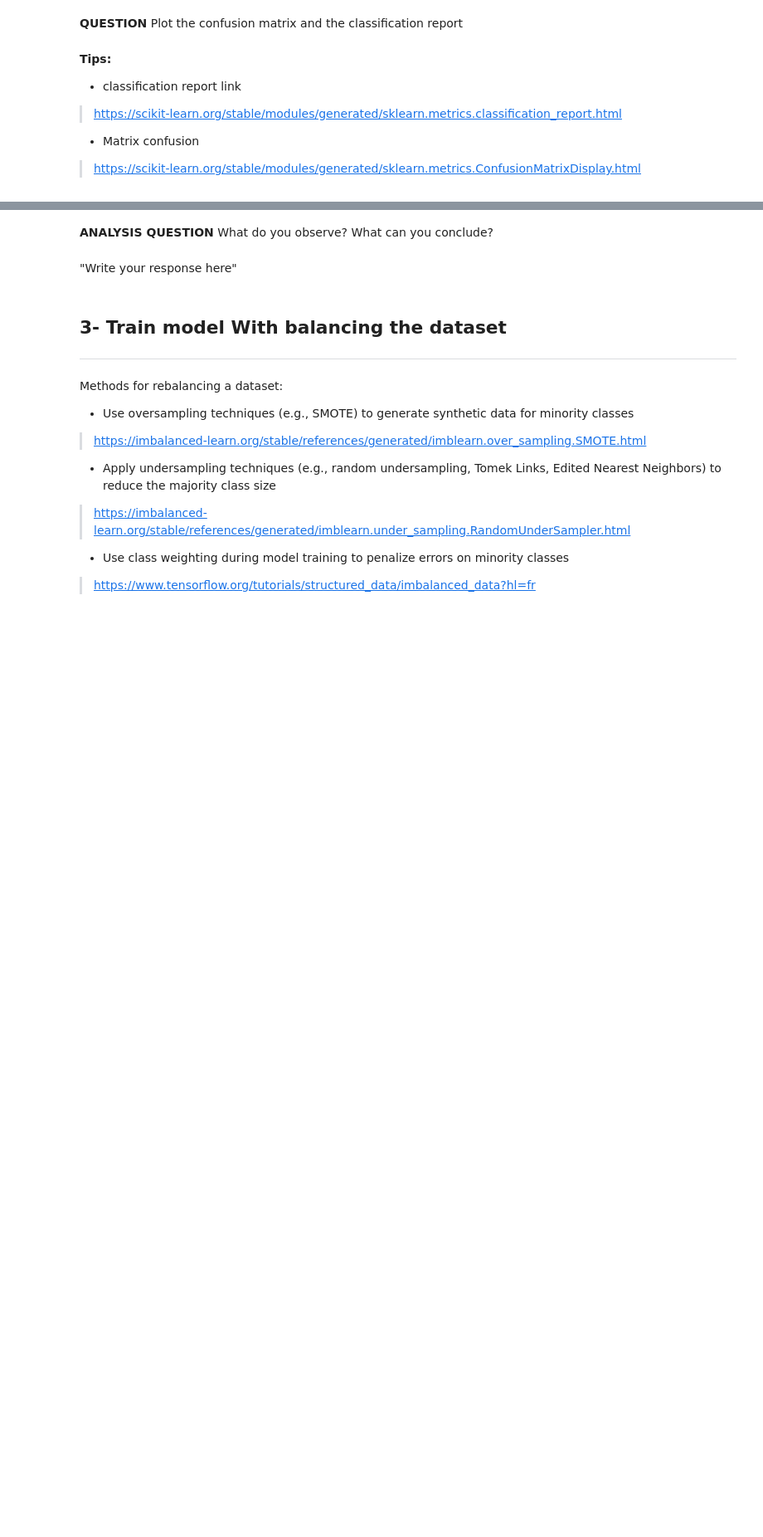
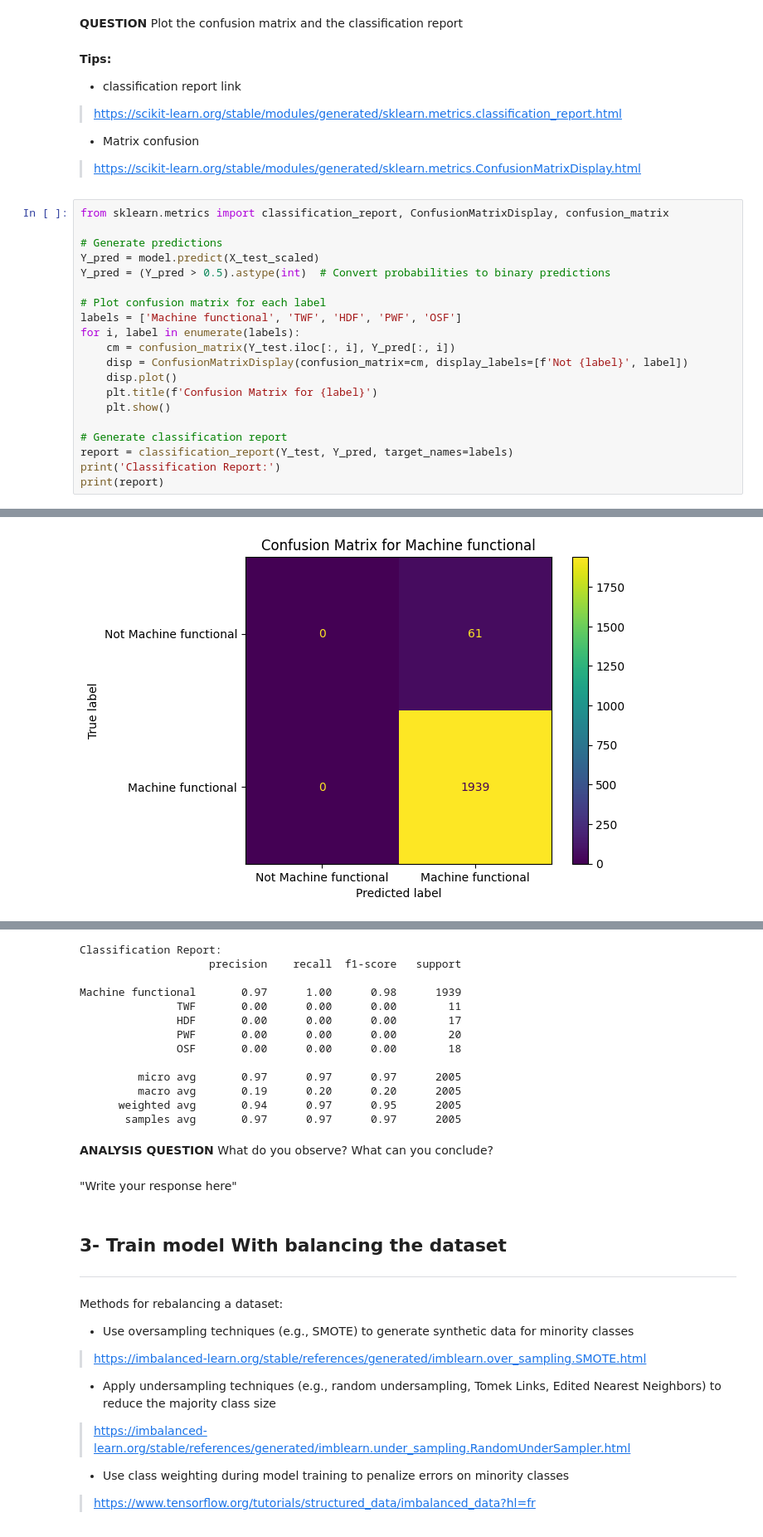
Before and after one commit to mauremathieu/TP_IA_EMBARQUEE, a Jupyter notebook: TP_IA_EMBARQUEE.ipynb, the cells around one changed output, grey strips where cells are left out. Shown at 83% size. Cells and saved outputs as stored; diff of their text form; blank space fills up the shorter version.

```diff
--- a/TP_IA_EMBARQUEE.ipynb
+++ b/TP_IA_EMBARQUEE.ipynb
@@ -285,3 +281,24 @@ Epoch 10/10
 *   Matrix confusion
 
 > https://scikit-learn.org/stable/modules/generated/sklearn.metrics.ConfusionMatrixDisplay.html
+# %%
+from sklearn.metrics import classification_report, ConfusionMatrixDisplay, confusion_matrix
+
+# Generate predictions
+Y_pred = model.predict(X_test_scaled)
+Y_pred = (Y_pred > 0.5).astype(int)  # Convert probabilities to binary predictions
+
+# Plot confusion matrix for each label
+labels = ['Machine functional', 'TWF', 'HDF', 'PWF', 'OSF']
+for i, label in enumerate(labels):
+    cm = confusion_matrix(Y_test.iloc[:, i], Y_pred[:, i])
+    disp = ConfusionMatrixDisplay(confusion_matrix=cm, display_labels=[f'Not {label}', label])
+    disp.plot()
+    plt.title(f'Confusion Matrix for {label}')
+    plt.show()
+
+# Generate classification report
+report = classification_report(Y_test, Y_pred, target_names=labels)
+print('Classification Report:')
+print(report)
+# %% [output]
@@ -287,0 +306 @@ Epoch 10/10
+[figure, added]
@@ -288,3 +311,16 @@ Epoch 10/10
+Classification Report:
+                    precision    recall  f1-score   support
+
+Machine functional       0.97      1.00      0.98      1939
+               TWF       0.00      0.00      0.00        11
+               HDF       0.00      0.00      0.00        17
+               PWF       0.00      0.00      0.00        20
+               OSF       0.00      0.00      0.00        18
+
+         micro avg       0.97      0.97      0.97      2005
+         macro avg       0.19      0.20      0.20      2005
+      weighted avg       0.94      0.97      0.95      2005
+       samples avg       0.97      0.97      0.97      2005
 # %% [markdown]
 **ANALYSIS QUESTION** What do you observe? What can you conclude?
 # %% [markdown]
```
Also changed, not shown: parts of 9 cells of this notebook.
